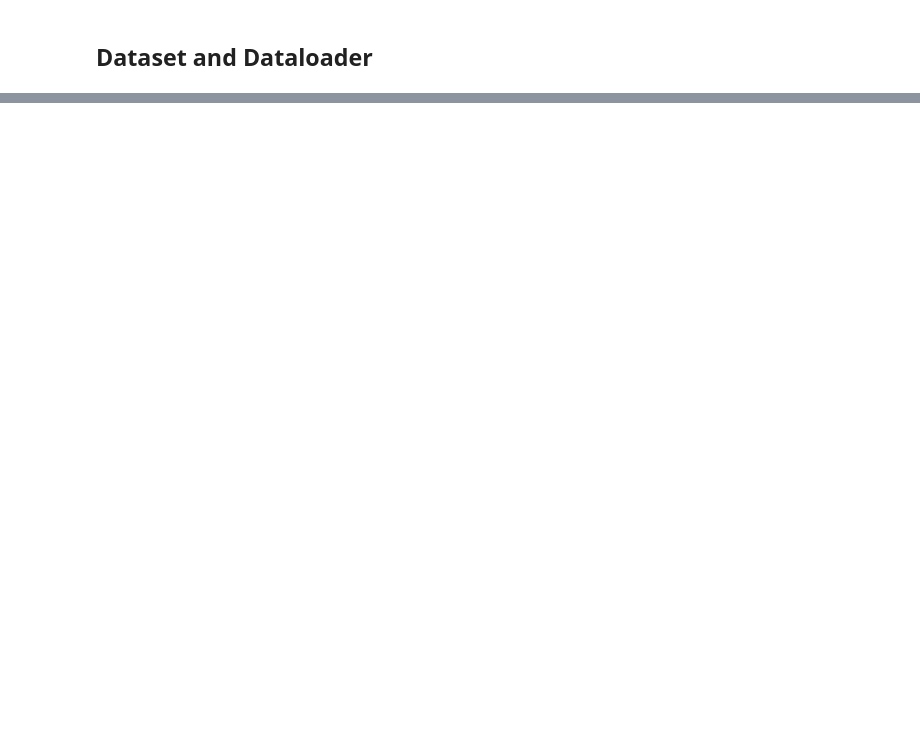
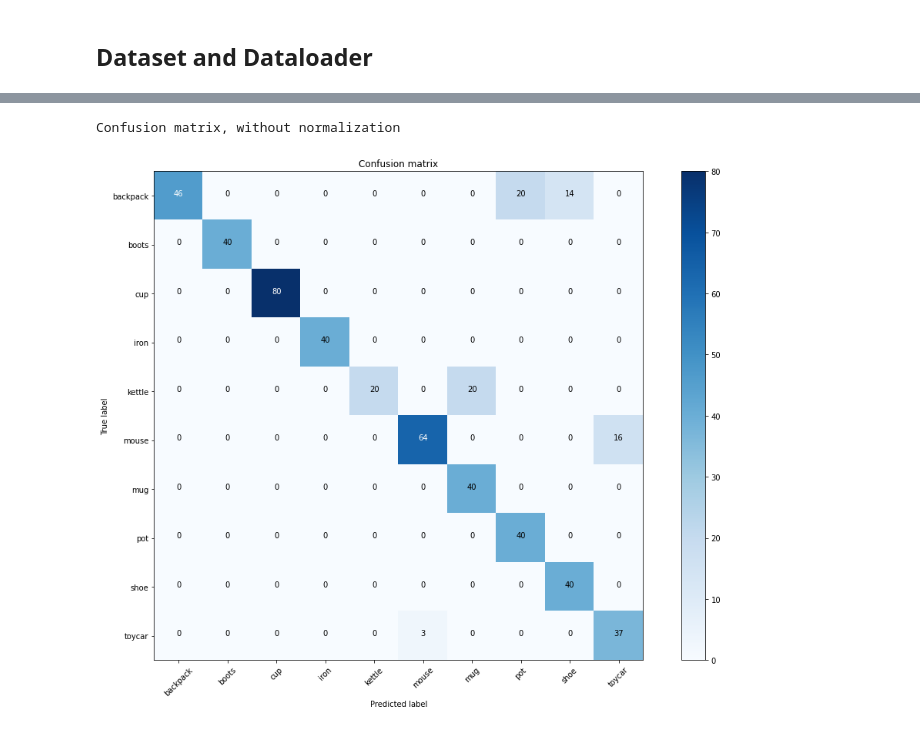
Before and after one commit to goddamnparticle/esogu_toyds, a Jupyter notebook: train_notebook.ipynb, the cells around one changed output, grey strips where cells are left out. Drawn from its saved outputs; the diff is of its cells as text; code cells hidden in the pictures; blank space fills up the shorter version.

```diff
--- a/train_notebook.ipynb
+++ b/train_notebook.ipynb
@@ -384,0 +485,6 @@ for epoch in range(NUM_EPOCHS):
+# %%
+plt.figure(figsize=(14,10))
+plot_confusion_matrix(con_matrix, train_dataset.classes, normalize=False)
+# %% [output]
+Confusion matrix, without normalization
+[figure, added]
```
Also changed, not shown: parts of 17 cells of this notebook, 3 other files.
